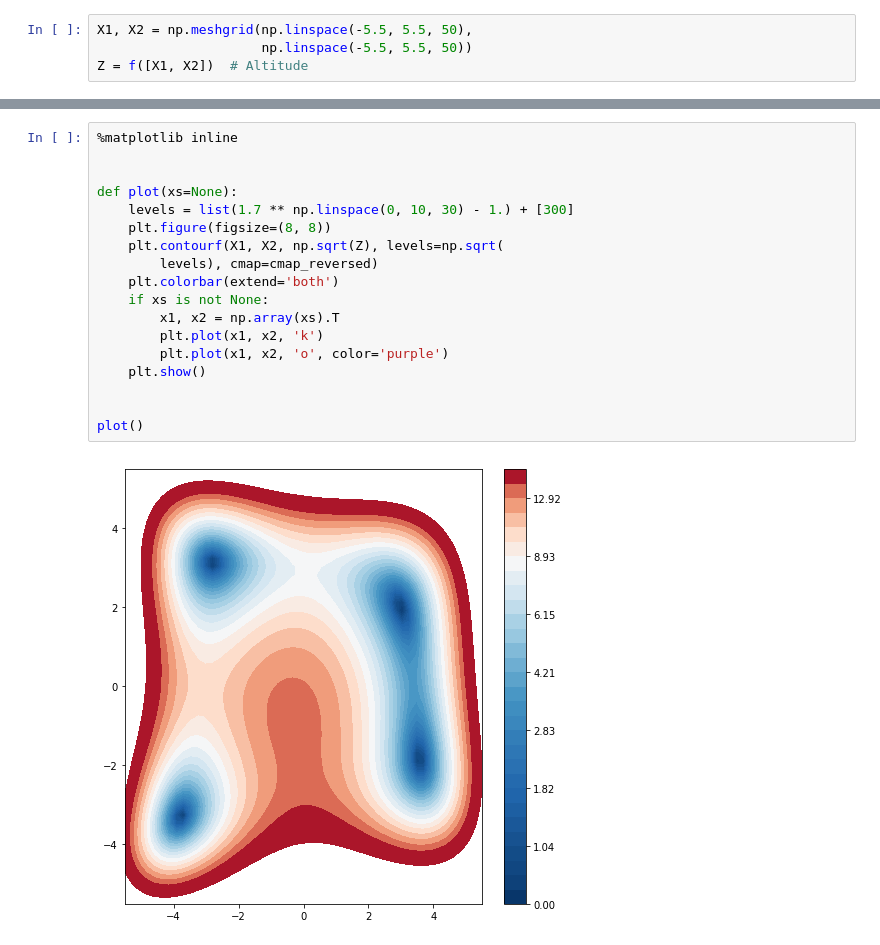
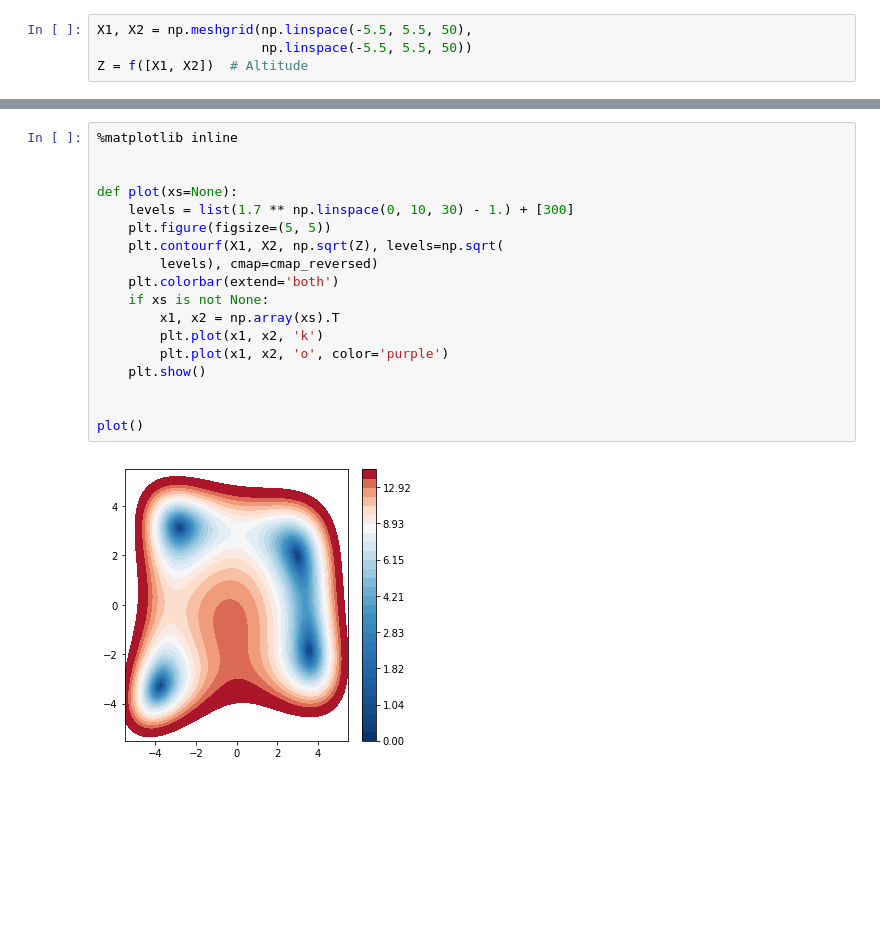
Before and after one commit to josephsalmon/agramfort.github.io, a Jupyter notebook: content/enseignement/Montpellier/HLMA310/TP4-descente_gradient.ipynb, the cells around one changed output, grey strips where cells are left out. Drawn from its saved outputs; the diff is of its cells as text; blank space fills up the shorter version.

```diff
--- a/content/enseignement/Montpellier/HLMA310/TP4-descente_gradient.ipynb
+++ b/content/enseignement/Montpellier/HLMA310/TP4-descente_gradient.ipynb
@@ -41,23 +41,23 @@ plt.show()
 # %%
 %matplotlib inline
 
 
 def plot(xs=None):
     levels = list(1.7 ** np.linspace(0, 10, 30) - 1.) + [300]
-    plt.figure(figsize=(8, 8))
+    plt.figure(figsize=(5, 5))
     plt.contourf(X1, X2, np.sqrt(Z), levels=np.sqrt(
         levels), cmap=cmap_reversed)
     plt.colorbar(extend='both')
     if xs is not None:
         x1, x2 = np.array(xs).T
         plt.plot(x1, x2, 'k')
         plt.plot(x1, x2, 'o', color='purple')
     plt.show()
 
 
 plot()
 # %% [output]
-[figure, old version]
+[figure, new version]
 # %%
 def f_grad(x):
     x1, x2 = x
```
Also changed, not shown: parts of 4 cells of this notebook, 10 other files.
